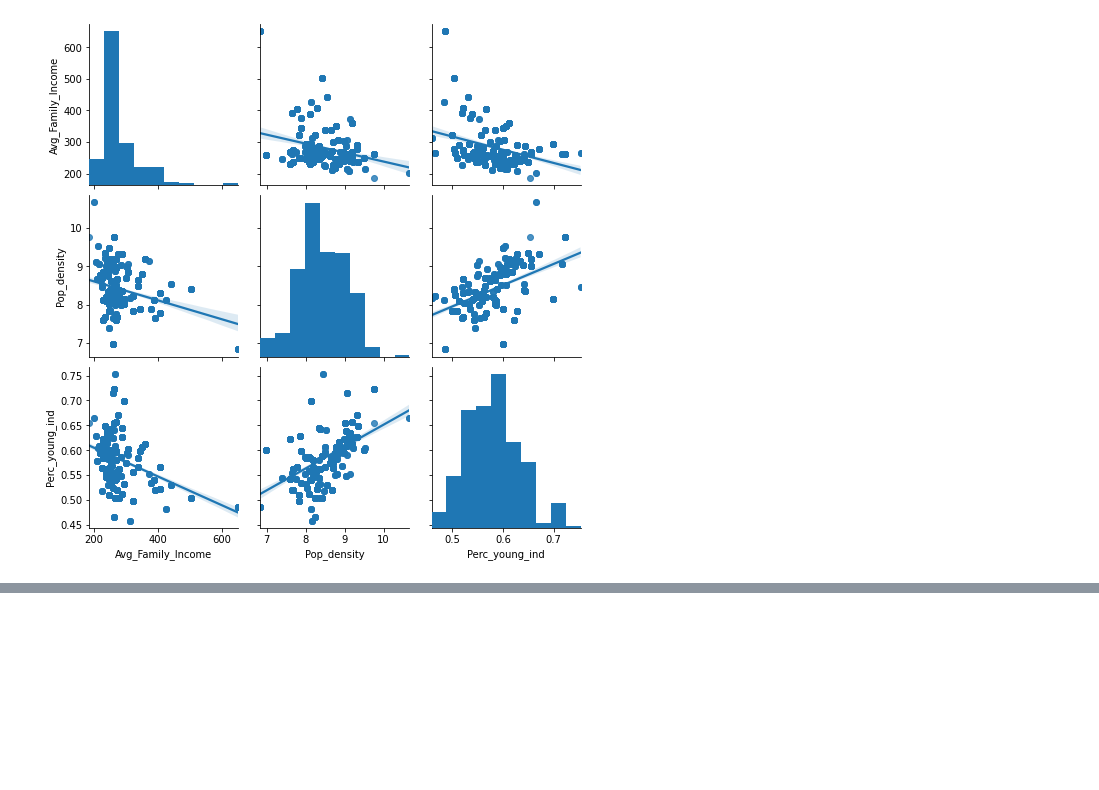
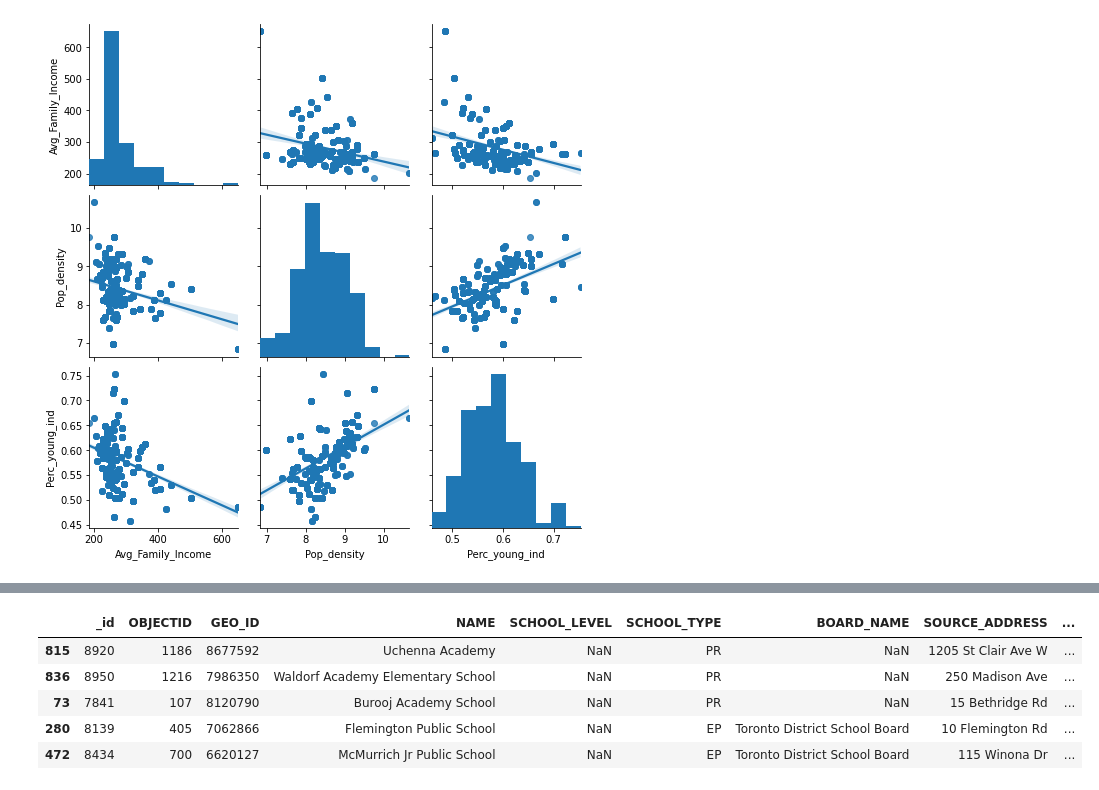
Before and after one commit to fkeppeler/Coursera_Capstone, a Jupyter notebook: Clash_of_Neighbourhoods_Capstone_DataScienceIBM.ipynb, the cells around one changed output, grey strips where cells are left out. Drawn from its saved outputs; the diff is of its cells as text; code cells hidden in the pictures; blank space fills up the shorter version.

```diff
--- a/Clash_of_Neighbourhoods_Capstone_DataScienceIBM.ipynb
+++ b/Clash_of_Neighbourhoods_Capstone_DataScienceIBM.ipynb
@@ -234,0 +181,68 @@ Name: principal component 2, Length: 883, dtype: float64
+# %%
+#main_table.sort_values(['Avg_Family_Income'],inplace=True)
+#main_table.sort_values['Rank_Avg_Family_Income']=
+
+Avg_Family_Income=main_table['Avg_Family_Income'].unique()
+Rank=np.linspace(len(Avg_Family_Income),1,num=100)
+
+rank__Avg_Family_Income=[]
+for i in range(0,main_table.shape[0]):
+  temp_value=main_table['Avg_Family_Income'][i]
+  comp=False
+  cont=0
+  while comp==False:
+    if temp_value == Avg_Family_Income[cont]:
+      comp = True
+      rank__Avg_Family_Income.append(Rank[cont])
+    cont += 1
+
+main_table['rank__Avg_Family_Income']=rank__Avg_Family_Income
+
+##############
+
+Pop_density=main_table['Pop_density'].unique()
+Rank=np.linspace(len(Pop_density),1,num=100)
+
+rank_Pop_density=[]
+for i in range(0,main_table.shape[0]):
+  temp_value=main_table['Pop_density'][i]
+  comp=False
+  cont=0
+  while comp==False:
+    if temp_value == Pop_density[cont]:
+      comp = True
+      rank_Pop_density.append(Rank[cont])
+    cont += 1
+
+main_table['Pop_density']=rank_Pop_density
+
+################
+
+Perc_young_ind=main_table['Perc_young_ind'].unique()
+Rank=np.linspace(len(Perc_young_ind),1,num=100)
+
+rank_Perc_young_ind=[]
+for i in range(0,main_table.shape[0]):
+  temp_value=main_table['Perc_young_ind'][i]
+  comp=False
+  cont=0
+  while comp==False:
+    if temp_value == Perc_young_ind[cont]:
+      comp = True
+      rank_Perc_young_ind.append(Rank[cont])
+    cont += 1
+
+main_table['rank_Perc_young_ind']=rank_Perc_young_ind
+
+
+main_table['Overall_rank']=main_table[['rank__Avg_Family_Income','Pop_density','rank_Perc_young_ind']].sum(axis=1)
+
+main_table.sort_values(['Overall_rank'],inplace=True)
+main_table.head()
+# %% [output]
+|  | _id | OBJECTID | GEO_ID | NAME | SCHOOL_LEVEL | SCHOOL_TYPE | BOARD_NAME | SOURCE_ADDRESS | ... |
+| 815 | 8920 | 1186 | 8677592 | Uchenna Academy | NaN | PR | NaN | 1205 St Clair Ave W | ... |
+| 836 | 8950 | 1216 | 7986350 | Waldorf Academy Elementary School | NaN | PR | NaN | 250 Madison Ave | ... |
+| 73 | 7841 | 107 | 8120790 | Burooj Academy School | NaN | PR | NaN | 15 Bethridge Rd | ... |
+| 280 | 8139 | 405 | 7062866 | Flemington Public School | NaN | EP | Toronto District School Board | 10 Flemington Rd | ... |
+| 472 | 8434 | 700 | 6620127 | McMurrich Jr Public School | NaN | EP | Toronto District School Board | 115 Winona Dr | ... |
```
Also changed, not shown: parts of 2 cells of this notebook.
